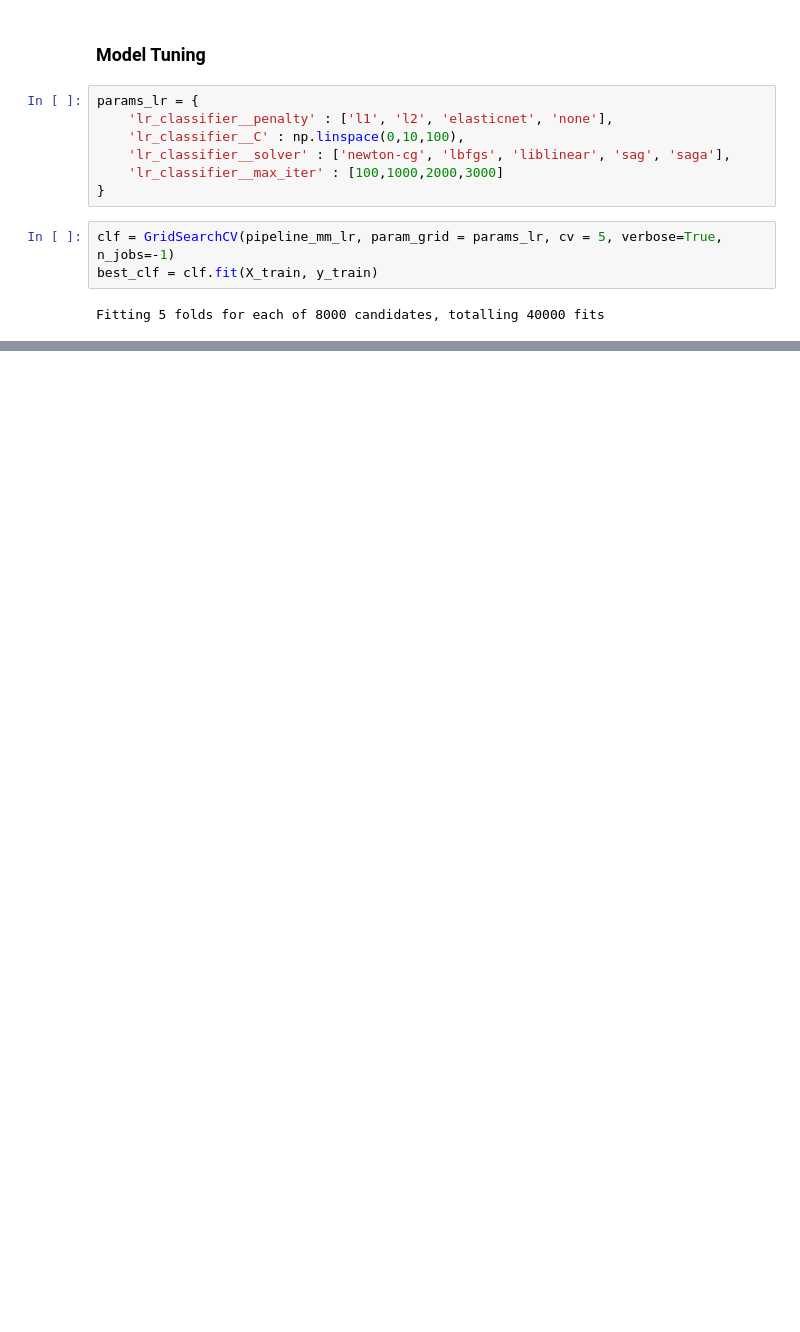
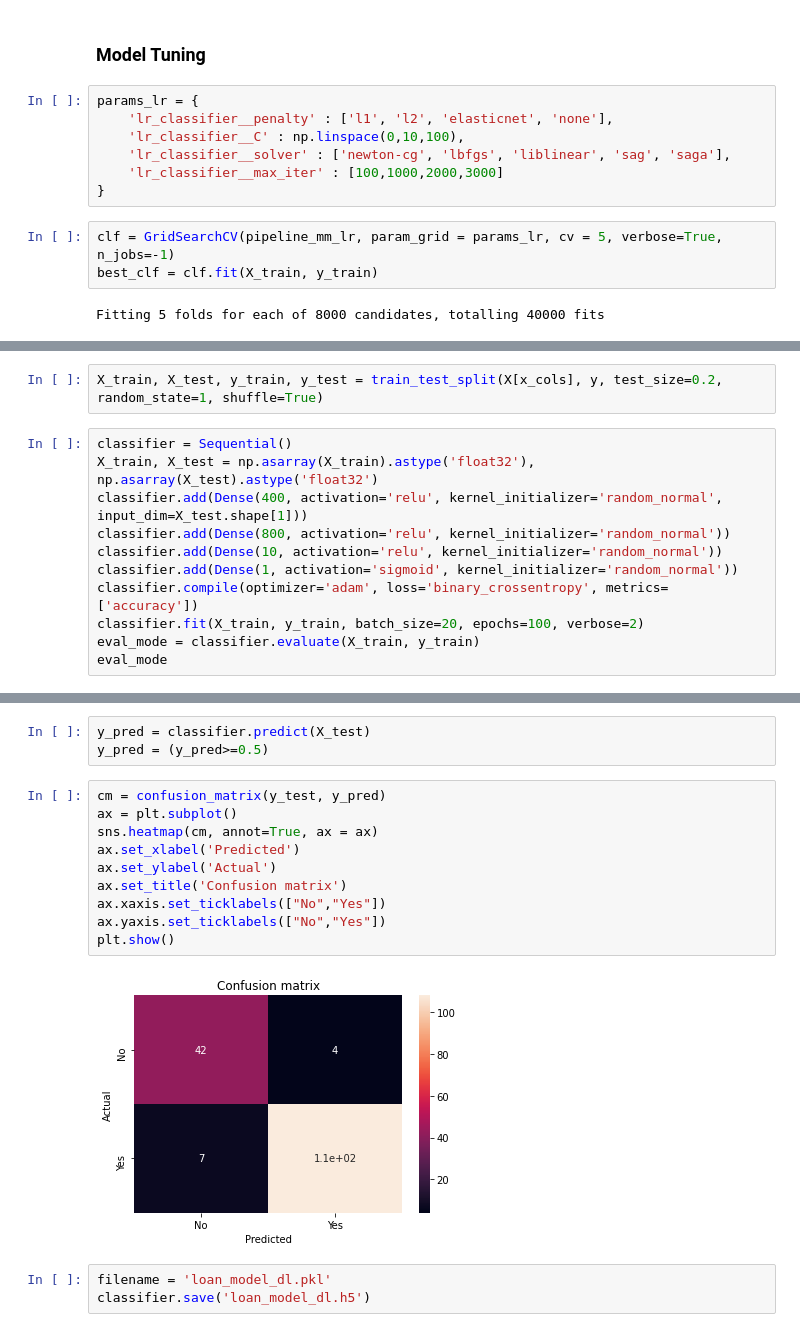
Before and after one commit to faisalGhozzi/Financini_web_service, a Jupyter notebook: research/Financini.ipynb, the cells around one changed output, grey strips where cells are left out. Cells and saved outputs as stored; diff of their text form; blank space fills up the shorter version.

Commit message:
final models

```diff
--- a/research/Financini.ipynb
+++ b/research/Financini.ipynb
@@ -226,0 +330,13 @@ joblib.dump(pipeline_mm_lr, filename)
+# %%
+X_train, X_test, y_train, y_test = train_test_split(X[x_cols], y, test_size=0.2, random_state=1, shuffle=True)
+# %%
+classifier = Sequential()
+X_train, X_test = np.asarray(X_train).astype('float32'), np.asarray(X_test).astype('float32')
+classifier.add(Dense(400, activation='relu', kernel_initializer='random_normal', input_dim=X_test.shape[1]))
+classifier.add(Dense(800, activation='relu', kernel_initializer='random_normal'))
+classifier.add(Dense(10, activation='relu', kernel_initializer='random_normal'))
+classifier.add(Dense(1, activation='sigmoid', kernel_initializer='random_normal'))
+classifier.compile(optimizer='adam', loss='binary_crossentropy', metrics=['accuracy'])
+classifier.fit(X_train, y_train, batch_size=20, epochs=100, verbose=2)
+eval_mode = classifier.evaluate(X_train, y_train)
+eval_mode
@@ -226,0 +362,18 @@ joblib.dump(pipeline_mm_lr, filename)
+# %%
+y_pred = classifier.predict(X_test)
+y_pred = (y_pred>=0.5)
+# %%
+cm = confusion_matrix(y_test, y_pred)
+ax = plt.subplot()
+sns.heatmap(cm, annot=True, ax = ax)
+ax.set_xlabel('Predicted')
+ax.set_ylabel('Actual')
+ax.set_title('Confusion matrix')
+ax.xaxis.set_ticklabels(["No","Yes"])
+ax.yaxis.set_ticklabels(["No","Yes"])
+plt.show()
+# %% [output]
+[figure, added]
+# %%
+filename = 'loan_model_dl.pkl'
+classifier.save('loan_model_dl.h5')
```
Also changed, not shown: parts of 27 cells of this notebook, 1 other file.
